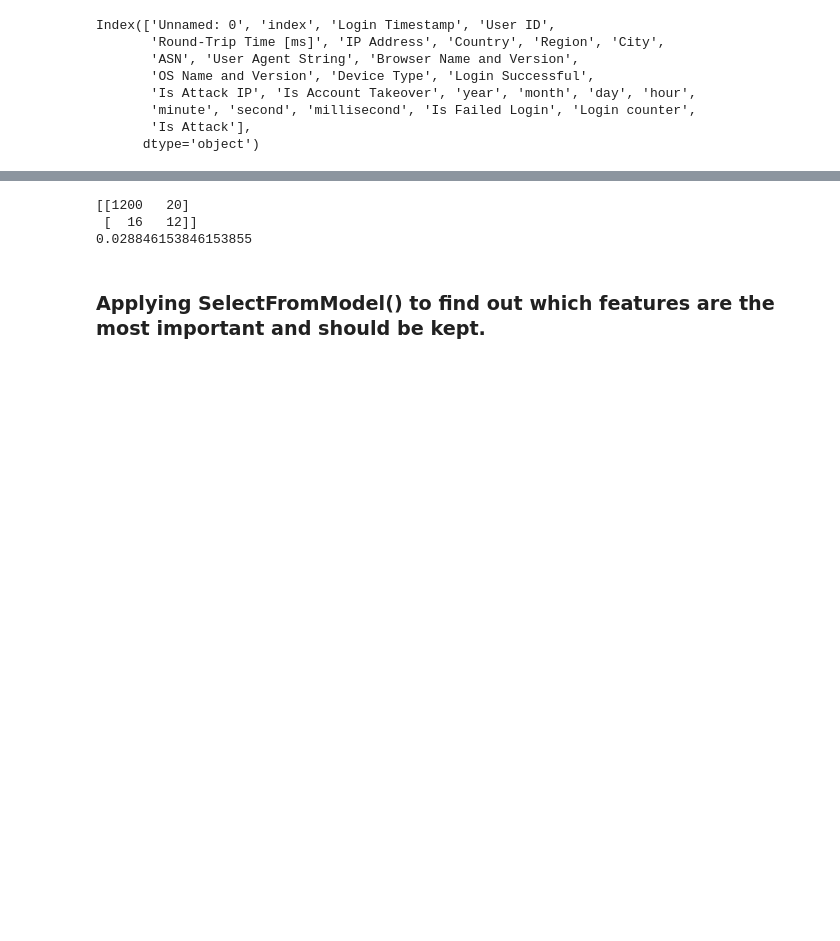
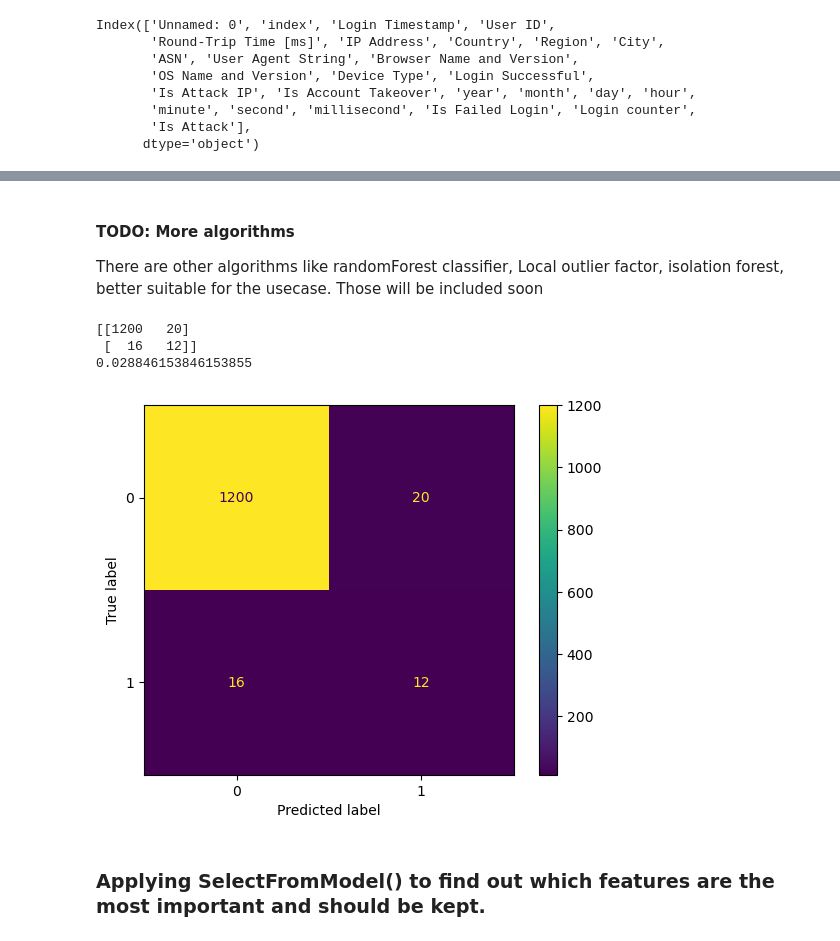
Before and after one commit to FIFRAZ/Machine-Learning-in-Cyber-Security, a Jupyter notebook: threat detection/DataCleaning_ModelTraining_withOriginalRawData.ipynb, the cells around one changed output, grey strips where cells are left out. Cells and saved outputs as stored; diff of their text form; code cells hidden in the pictures; blank space fills up the shorter version.

```diff
--- a/threat detection/DataCleaning_ModelTraining_withOriginalRawData.ipynb
+++ b/threat detection/DataCleaning_ModelTraining_withOriginalRawData.ipynb
@@ -169,31 +169,38 @@ strat_test_set.drop(['Login counter'], axis='columns', inplace=True)
 strat_test_set.drop(['year'], axis='columns', inplace=True)
 strat_test_set.drop(['index'], axis='columns', inplace=True)
 ###################################################################################################
+# %% [markdown]
+#### TODO: More algorithms
+There are other algorithms like randomForest classifier, Local outlier factor, isolation forest, better suitable for the usecase. Those will be included soon
 # %%
 #note that drop() creates a copy of the data(unless inplace=True) and does not affect strat_train_set
 rba_train_X = strat_train_set.drop('Is Attack', axis=1)
 rba_train_Y = strat_train_set["Is Attack"].copy()
 
 rba_test_X = strat_test_set.drop('Is Attack', axis=1)
 rba_test_Y = strat_test_set["Is Attack"].copy()
 
 from sklearn.tree import DecisionTreeClassifier
 from sklearn.metrics import confusion_matrix, zero_one_loss
 
 classifier = DecisionTreeClassifier(random_state=17)
 classifier.fit(rba_train_X, rba_train_Y)
 
 pred_y = classifier.predict(rba_test_X)
 
 results = confusion_matrix(rba_test_Y, pred_y)
 error = zero_one_loss(rba_test_Y, pred_y)
 
 print(results)
 print(error)
+# Display confusion matrix
+from sklearn.metrics import ConfusionMatrixDisplay
+cm_display = ConfusionMatrixDisplay(results).plot()
 # %% [output]
 [[1200   20]
  [  16   12]]
 0.028846153846153855
+[figure, added]
 # %% [markdown]
 ### Applying SelectFromModel() to find out which features are the most important and should be kept.
 # %%
```
Also changed, not shown: parts of 5 cells of this notebook, 2 other files.
